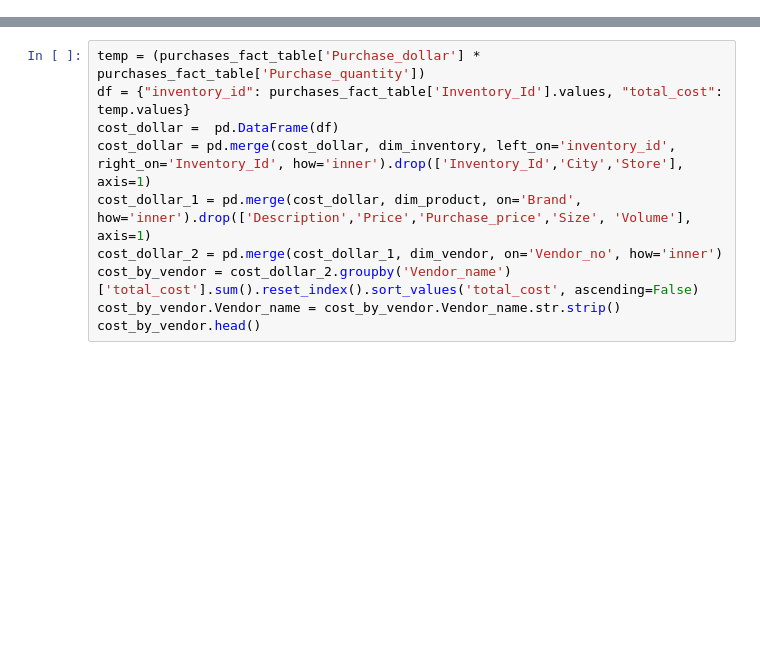
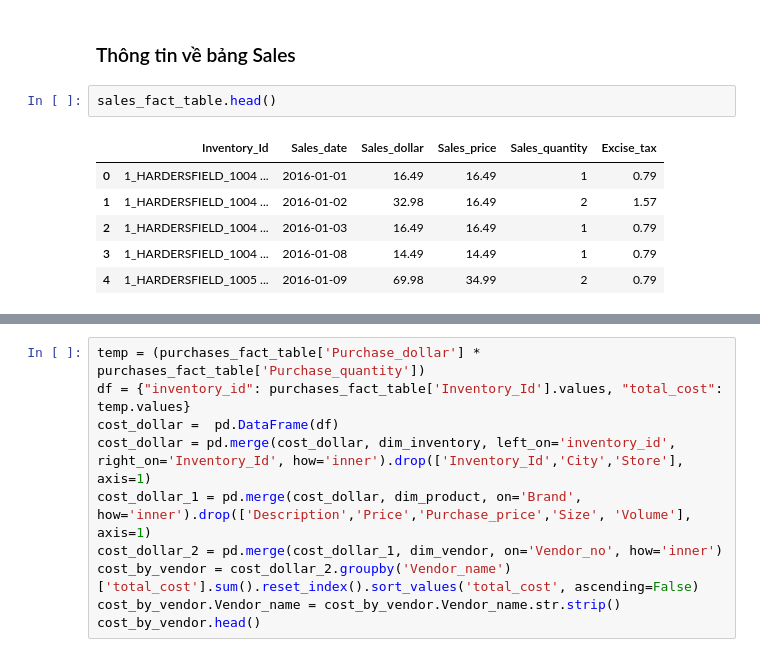
Before and after one commit to huynhat0207/data-analysis-project, a Jupyter notebook: visualize.ipynb, the cells around one changed output, grey strips where cells are left out. Cells and saved outputs as stored; diff of their text form; blank space fills up the shorter version.

```diff
--- a/visualize.ipynb
+++ b/visualize.ipynb
@@ -41,0 +58,11 @@ OK
+# %% [markdown]
+### Thông tin về bảng Sales
+# %%
+sales_fact_table.head()
+# %% [output]
+|  | Inventory_Id | Sales_date | Sales_dollar | Sales_price | Sales_quantity | Excise_tax |
+| 0 | 1_HARDERSFIELD_1004 ... | 2016-01-01 | 16.49 | 16.49 | 1 | 0.79 |
+| 1 | 1_HARDERSFIELD_1004 ... | 2016-01-02 | 32.98 | 16.49 | 2 | 1.57 |
+| 2 | 1_HARDERSFIELD_1004 ... | 2016-01-03 | 16.49 | 16.49 | 1 | 0.79 |
+| 3 | 1_HARDERSFIELD_1004 ... | 2016-01-08 | 14.49 | 14.49 | 1 | 0.79 |
+| 4 | 1_HARDERSFIELD_1005 ... | 2016-01-09 | 69.98 | 34.99 | 2 | 0.79 |
```
Also changed, not shown: parts of 23 cells of this notebook, 1 other file.
